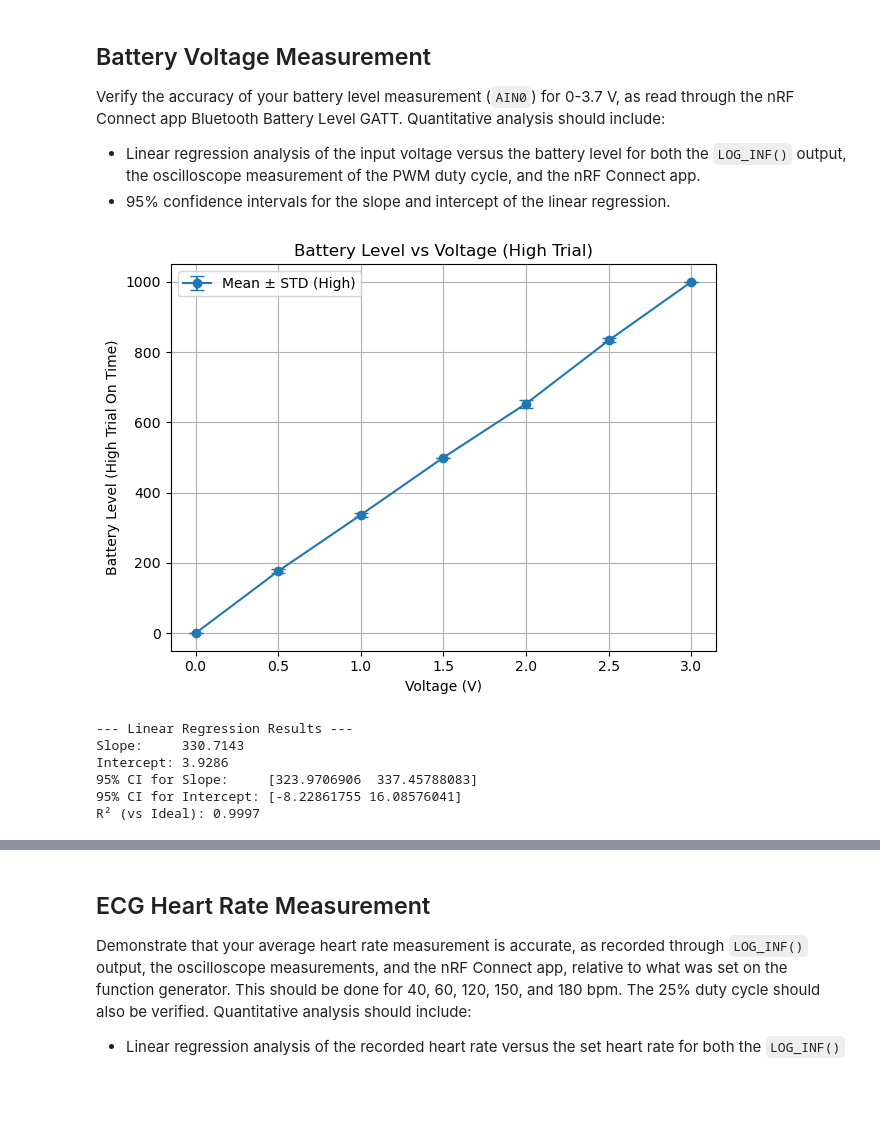
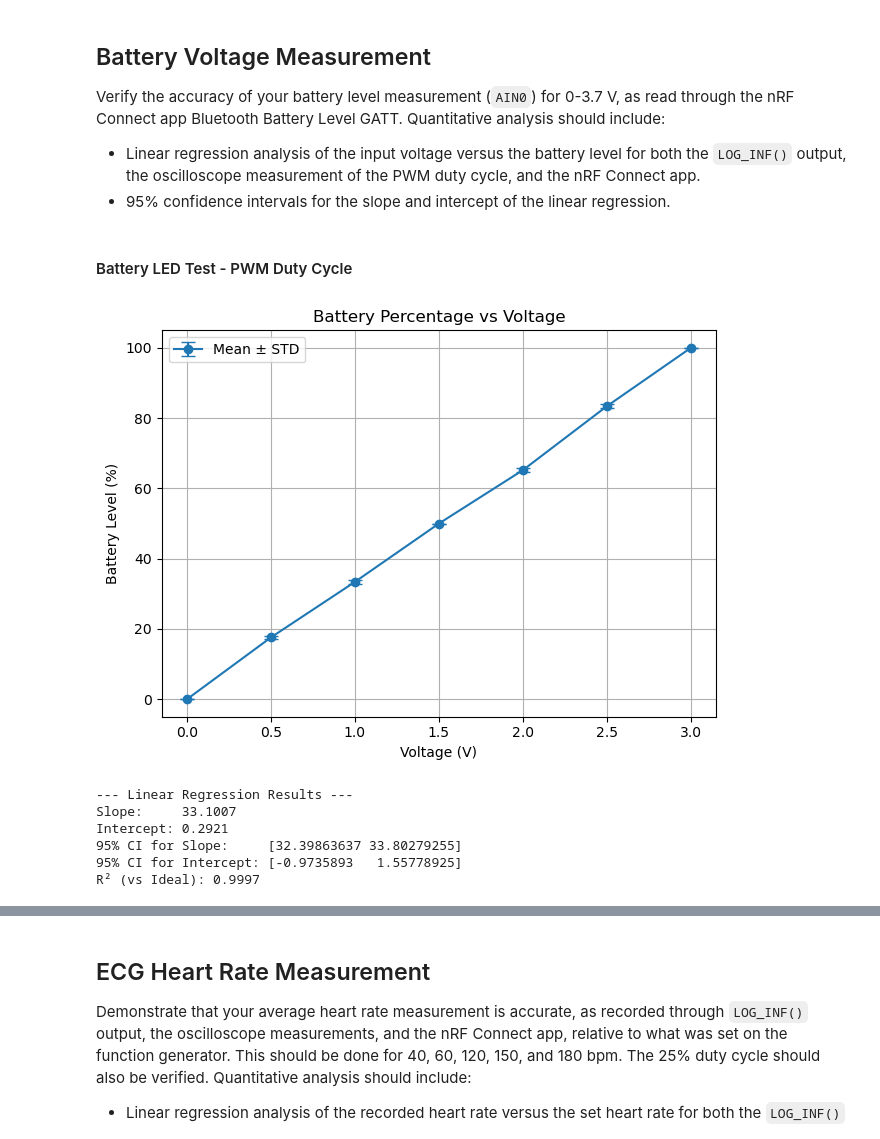
Before and after one commit to ArshSingh02/ecg-temp-ble-project, a Jupyter notebook: testing/technical_report.ipynb, the cells around one changed output, grey strips where cells are left out. Cells and saved outputs as stored; diff of their text form; code cells hidden in the pictures; blank space fills up the shorter version.

```diff
--- a/testing/technical_report.ipynb
+++ b/testing/technical_report.ipynb
@@ -6,53 +6,67 @@
 Verify the accuracy of your battery level measurement (`AIN0`) for 0-3.7 V, as read through the nRF Connect app Bluetooth Battery Level GATT.  Quantitative analysis should include:
   * Linear regression analysis of the input voltage versus the battery level for both the `LOG_INF()` output, the oscilloscope measurement of the PWM duty cycle, and the nRF Connect app.
   * 95% confidence intervals for the slope and intercept of the linear regression.
+# %% [markdown]
+#### Battery LED Test - PWM Duty Cycle
 # %%
 import numpy as np
+import pandas as pd
 import matplotlib.pyplot as plt
-import pandas as pd
 import statsmodels.api as sm
 
 file_path = "/Users/arshsingh/Desktop/Spring_2025/BME_554/ecg-temp-ble-project/testing/battery_test.xlsx"
-df = pd.read_excel(file_path, header=1, usecols="A:D")
+df = pd.read_excel(file_path, header=1, usecols="A:F,K")
 
-df.columns = ['Voltage', 'Trial 1', 'Trial 2', 'Trial 3']
+df.columns = ['Voltage', 'High T1', 'High T2', 'High T3', 'High T4', 'High T5', 'Low T5']
 
-df['Mean'] = df[['Trial 1', 'Trial 2', 'Trial 3']].mean(axis=1)
-df['Std'] = df[['Trial 1', 'Trial 2', 'Trial 3']].std(axis=1)
+df_low = pd.read_excel(file_path, header=1, usecols="G:J")
+df_low.columns = ['Low T1', 'Low T2', 'Low T3', 'Low T4']
 
-plt.errorbar(
-    df['Voltage'], df['Mean'], yerr=df['Std'],
-    fmt='o-', capsize=5, label='Mean ± STD (High)'
-)
+
+for i in range(1, 5):
+    df[f'Low T{i}'] = df_low[f'Low T{i}']
+
+high_trials = [f'High T{i}' for i in range(1, 6)]
+low_trials  = [f'Low T{i}' for i in range(1, 6)]
+
+for i in range(5):
+    df[f'Battery T{i+1}'] = 100 * df[high_trials[i]] / (df[high_trials[i]] + df[low_trials[i]])
+
+df['Battery Mean'] = df[[f'Battery T{i+1}' for i in range(5)]].mean(axis=1)
+df['Battery Std']  = df[[f'Battery T{i+1}' for i in range(5)]].std(axis=1)
+
+plt.errorbar(df['Voltage'], df['Battery Mean'], yerr=df['Battery Std'],
+             fmt='o-', capsize=5, label='Mean ± STD')
+
 plt.xlabel("Voltage (V)")
-plt.ylabel("Battery Level (High Trial On Time)")
-plt.title("Battery Level vs Voltage (High Trial)")
+plt.ylabel("Battery Level (%)")
+plt.title("Battery Percentage vs Voltage")
 plt.grid(True)
 plt.legend()
 plt.tight_layout()
 plt.show()
 
 X = sm.add_constant(df['Voltage'])
-y = df['Mean']
+y = df['Battery Mean']
 model = sm.OLS(y, X).fit()
 
 intercept, slope = model.params
 conf_int = model.conf_int(alpha=0.05)
 
-ideal = (df['Voltage'] / 3.0) * 830
-r_squared = np.corrcoef(df['Mean'], ideal)[0, 1] ** 2
+ideal = (df['Voltage'] / 3.0) * 100
+r_squared = np.corrcoef(df['Battery Mean'], ideal)[0, 1] ** 2
 
 print("--- Linear Regression Results ---")
 print(f"Slope:     {slope:.4f}")
 print(f"Intercept: {intercept:.4f}")
 print(f"95% CI for Slope:     {conf_int.loc['Voltage'].values}")
 print(f"95% CI for Intercept: {conf_int.loc['const'].values}")
 print(f"R² (vs Ideal): {r_squared:.4f}")
 # %% [output]
-[figure, old version]
+[figure, new version]
 --- Linear Regression Results ---
-Slope:     330.7143
-Intercept: 3.9286
-95% CI for Slope:     [323.9706906  337.45788083]
-95% CI for Intercept: [-8.22861755 16.08576041]
+Slope:     33.1007
+Intercept: 0.2921
+95% CI for Slope:     [32.39863637 33.80279255]
+95% CI for Intercept: [-0.9735893   1.55778925]
 R² (vs Ideal): 0.9997
```
Also changed, not shown: parts of 3 cells of this notebook, 5 other files.
